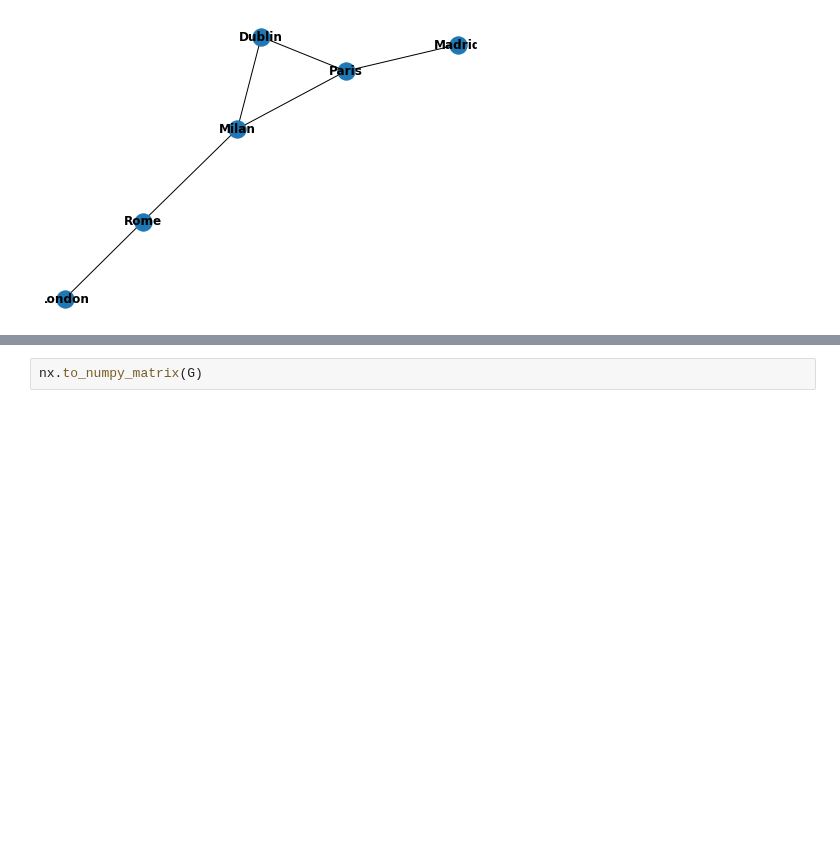
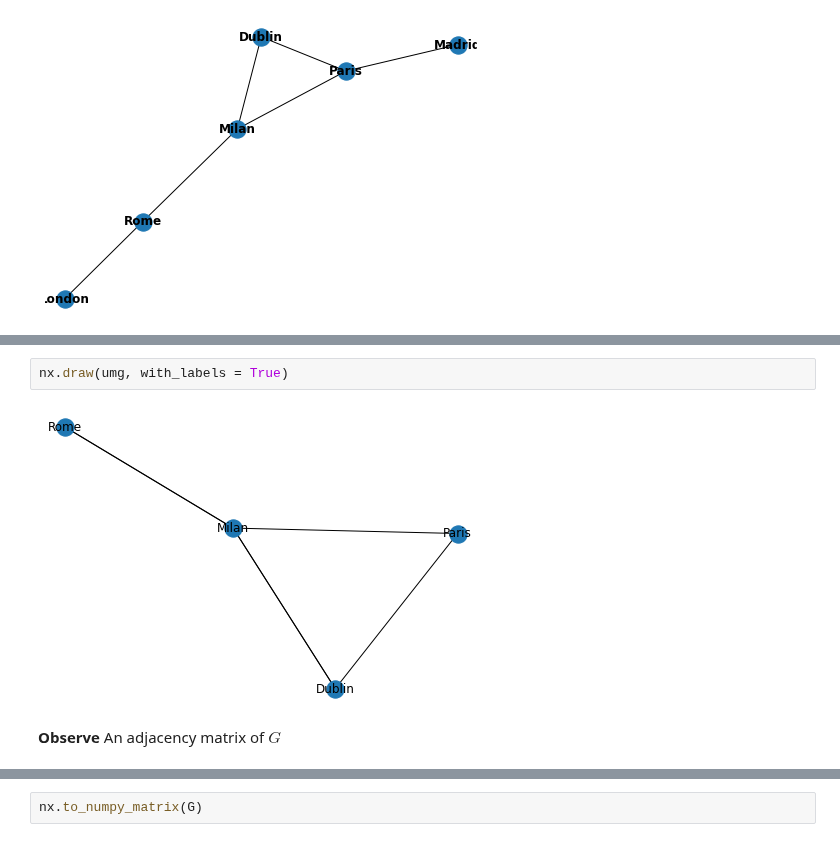
Before and after one commit to jgab3103/Jamie-Gabriel, a Jupyter notebook: MachineLearningNotebooks/PythonNotebooks/G0.ipynb, the cells around one changed output, grey strips where cells are left out. Drawn from its saved outputs; the diff is of its cells as text; blank space fills up the shorter version.

```diff
--- a/MachineLearningNotebooks/PythonNotebooks/G0.ipynb
+++ b/MachineLearningNotebooks/PythonNotebooks/G0.ipynb
@@ -172 +189,7 @@ nx.draw(dmg, with_labels = True, font_weight = 'bold')
+# %%
+nx.draw(umg, with_labels = True)
+# %% [output]
+[figure, added]
+# %% [markdown]
+<b>Observe</b> An adjacency matrix of $G$
 # %%
```
Also changed, not shown: parts of 28 cells of this notebook.
